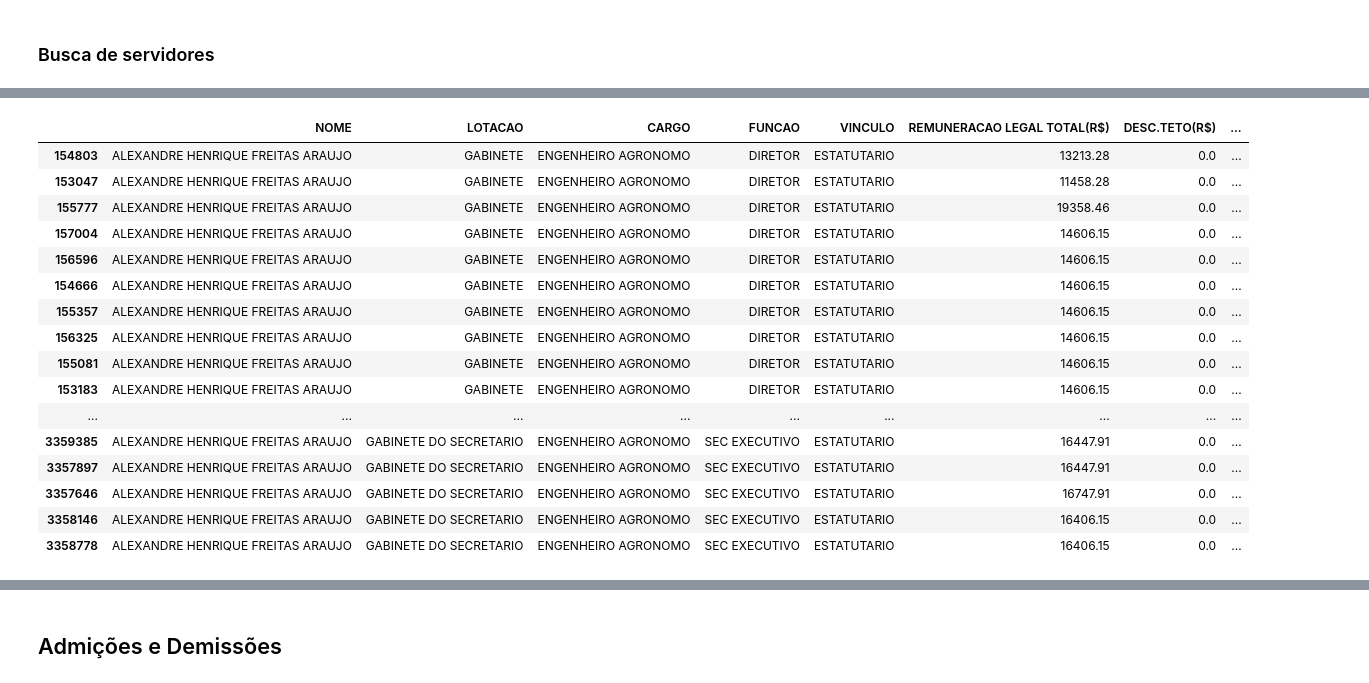
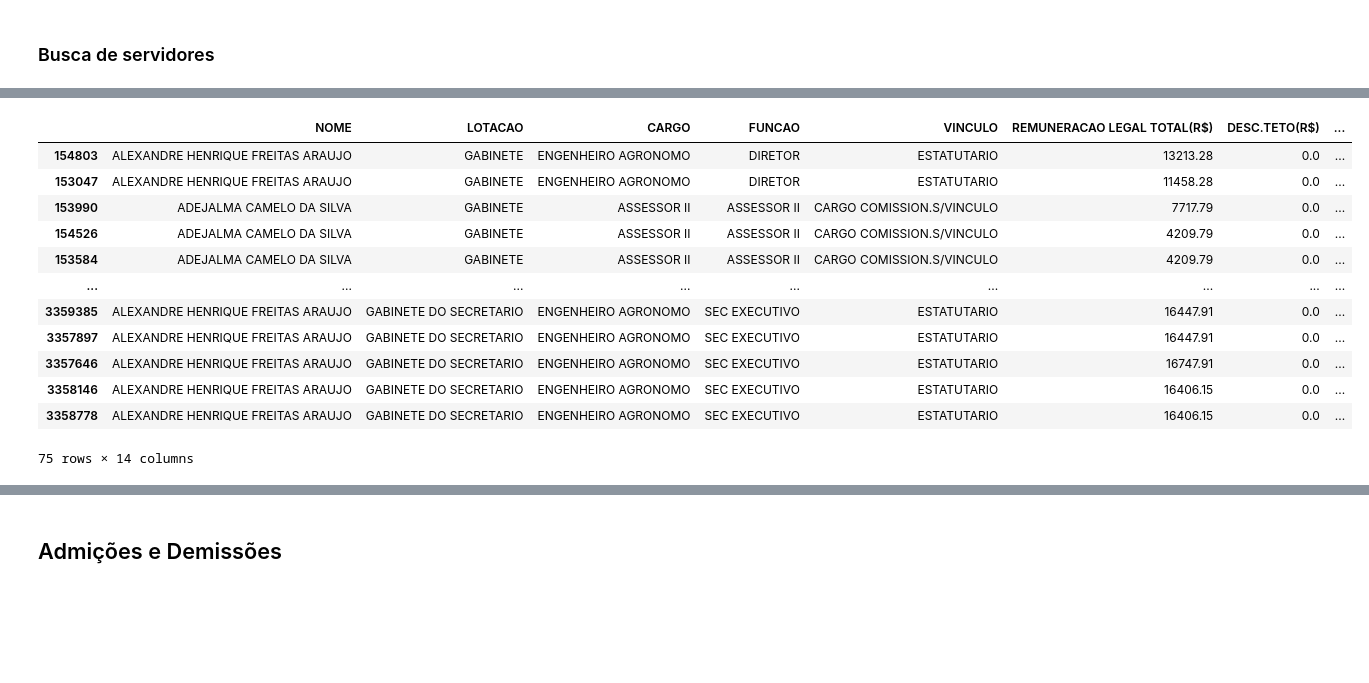
Before and after one commit to ViniPessoa8/PAIC, a Jupyter notebook: notebooks/plotagens.ipynb, the cells around one changed output, grey strips where cells are left out. Cells and saved outputs as stored; diff of their text form; code cells hidden in the pictures; blank space fills up the shorter version.

```diff
--- a/notebooks/plotagens.ipynb
+++ b/notebooks/plotagens.ipynb
@@ -182,34 +182,31 @@ Name: NOME, Length: 11042, dtype: object
 ### Busca de servidores
 # %%
 ano = 2018
-serv_id = 36
-registros_serv = rem_serv.loc[(rem_serv.NOME == nomes[serv_id]), :]
-fig = px.line(registros_serv, title='Remuneração de '+nomes[serv_id]+', 2018', y='REMUNERACAO LEGAL TOTAL(R$)', x='DATA', color='ORGAO')
+# serv_id = 36
+nome = 'ADEJALMA CAMELO DA SILVA'
+registros_serv = rem_serv.loc[(rem_serv.NOME == nomes[serv_id]) | (rem_serv.NOME == nome), :]
+fig = px.line(registros_serv, title='Remuneração de '+nome, y='REMUNERACAO LEGAL TOTAL(R$)', x='DATA', color='ORGAO')
 # fig = px.line(registros_serv, title='Remuneração de '+nomes[serv_id]+', 2018', y='FUNCAO', x='ANO', color='ORGAO')
 # teste = rem_serv.loc[(rem_serv.NOME == nomes[12]) & (rem_serv.ANO == ano), :]
 # fig = px.line(teste, y='REMUNERACAO LEGAL TOTAL(R$)', x='MES', color='ORGAO')
 
 fig.show()
 registros_serv
 # %% [output]
 [interactive output not drawn]
 |  | NOME | LOTACAO | CARGO | FUNCAO | VINCULO | REMUNERACAO LEGAL TOTAL(R$) | DESC.TETO(R$) | ... |
 | 154803 | ALEXANDRE HENRIQUE FREITAS ARAUJO | GABINETE | ENGENHEIRO AGRONOMO | DIRETOR | ESTATUTARIO | 13213.28 | 0.0 | ... |
 | 153047 | ALEXANDRE HENRIQUE FREITAS ARAUJO | GABINETE | ENGENHEIRO AGRONOMO | DIRETOR | ESTATUTARIO | 11458.28 | 0.0 | ... |
-| 155777 | ALEXANDRE HENRIQUE FREITAS ARAUJO | GABINETE | ENGENHEIRO AGRONOMO | DIRETOR | ESTATUTARIO | 19358.46 | 0.0 | ... |
-| 157004 | ALEXANDRE HENRIQUE FREITAS ARAUJO | GABINETE | ENGENHEIRO AGRONOMO | DIRETOR | ESTATUTARIO | 14606.15 | 0.0 | ... |
-| 156596 | ALEXANDRE HENRIQUE FREITAS ARAUJO | GABINETE | ENGENHEIRO AGRONOMO | DIRETOR | ESTATUTARIO | 14606.15 | 0.0 | ... |
-| 154666 | ALEXANDRE HENRIQUE FREITAS ARAUJO | GABINETE | ENGENHEIRO AGRONOMO | DIRETOR | ESTATUTARIO | 14606.15 | 0.0 | ... |
-| 155357 | ALEXANDRE HENRIQUE FREITAS ARAUJO | GABINETE | ENGENHEIRO AGRONOMO | DIRETOR | ESTATUTARIO | 14606.15 | 0.0 | ... |
-| 156325 | ALEXANDRE HENRIQUE FREITAS ARAUJO | GABINETE | ENGENHEIRO AGRONOMO | DIRETOR | ESTATUTARIO | 14606.15 | 0.0 | ... |
-| 155081 | ALEXANDRE HENRIQUE FREITAS ARAUJO | GABINETE | ENGENHEIRO AGRONOMO | DIRETOR | ESTATUTARIO | 14606.15 | 0.0 | ... |
-| 153183 | ALEXANDRE HENRIQUE FREITAS ARAUJO | GABINETE | ENGENHEIRO AGRONOMO | DIRETOR | ESTATUTARIO | 14606.15 | 0.0 | ... |
+| 153990 | ADEJALMA CAMELO DA SILVA | GABINETE | ASSESSOR II | ASSESSOR II | CARGO COMISSION.S/VINCULO | 7717.79 | 0.0 | ... |
+| 154526 | ADEJALMA CAMELO DA SILVA | GABINETE | ASSESSOR II | ASSESSOR II | CARGO COMISSION.S/VINCULO | 4209.79 | 0.0 | ... |
+| 153584 | ADEJALMA CAMELO DA SILVA | GABINETE | ASSESSOR II | ASSESSOR II | CARGO COMISSION.S/VINCULO | 4209.79 | 0.0 | ... |
 | ... | ... | ... | ... | ... | ... | ... | ... | ... |
 | 3359385 | ALEXANDRE HENRIQUE FREITAS ARAUJO | GABINETE DO SECRETARIO | ENGENHEIRO AGRONOMO | SEC EXECUTIVO | ESTATUTARIO | 16447.91 | 0.0 | ... |
 | 3357897 | ALEXANDRE HENRIQUE FREITAS ARAUJO | GABINETE DO SECRETARIO | ENGENHEIRO AGRONOMO | SEC EXECUTIVO | ESTATUTARIO | 16447.91 | 0.0 | ... |
 | 3357646 | ALEXANDRE HENRIQUE FREITAS ARAUJO | GABINETE DO SECRETARIO | ENGENHEIRO AGRONOMO | SEC EXECUTIVO | ESTATUTARIO | 16747.91 | 0.0 | ... |
 | 3358146 | ALEXANDRE HENRIQUE FREITAS ARAUJO | GABINETE DO SECRETARIO | ENGENHEIRO AGRONOMO | SEC EXECUTIVO | ESTATUTARIO | 16406.15 | 0.0 | ... |
 | 3358778 | ALEXANDRE HENRIQUE FREITAS ARAUJO | GABINETE DO SECRETARIO | ENGENHEIRO AGRONOMO | SEC EXECUTIVO | ESTATUTARIO | 16406.15 | 0.0 | ... |
+75 rows × 14 columns
 # %%
 rem_serv.describe()
 # df = rem_serv.
```
Also changed, not shown: parts of 4 cells of this notebook.
